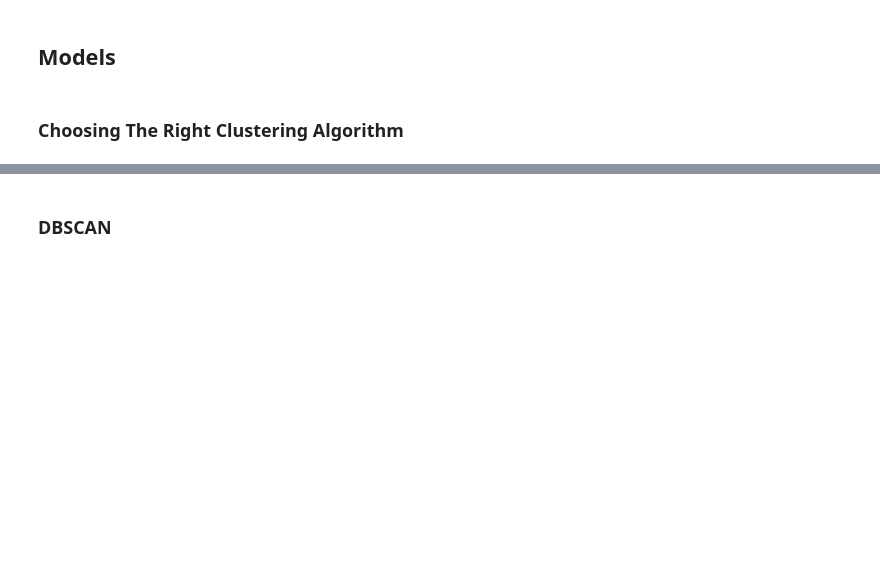
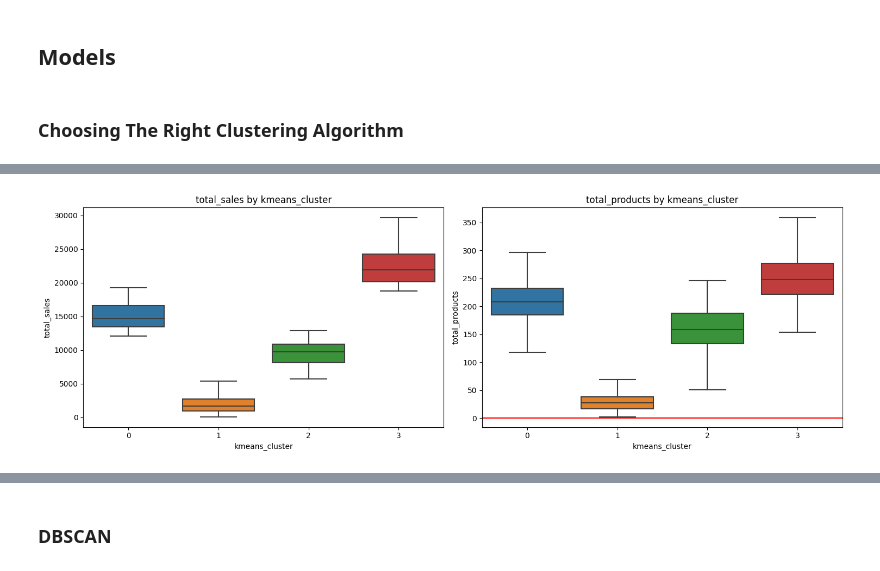
Before and after one commit to pauloreis-ds/machine-learning-essentials, a Jupyter notebook: clustering/p02v01_clustering.ipynb, the cells around one changed output, grey strips where cells are left out. Drawn from its saved outputs; the diff is of its cells as text; code cells hidden in the pictures; blank space fills up the shorter version.

```diff
--- a/clustering/p02v01_clustering.ipynb
+++ b/clustering/p02v01_clustering.ipynb
@@ -200,0 +358,4 @@ df_customer_abt_scaled = scaler.fit_transform(df_customer_abt[features])
+# %%
+plot_cluster_boxplots(df_customer_abt, 'kmeans_cluster', 'total_sales', 'total_products')
+# %% [output]
+[figure, added]
```
Also changed, not shown: parts of 12 cells of this notebook.
